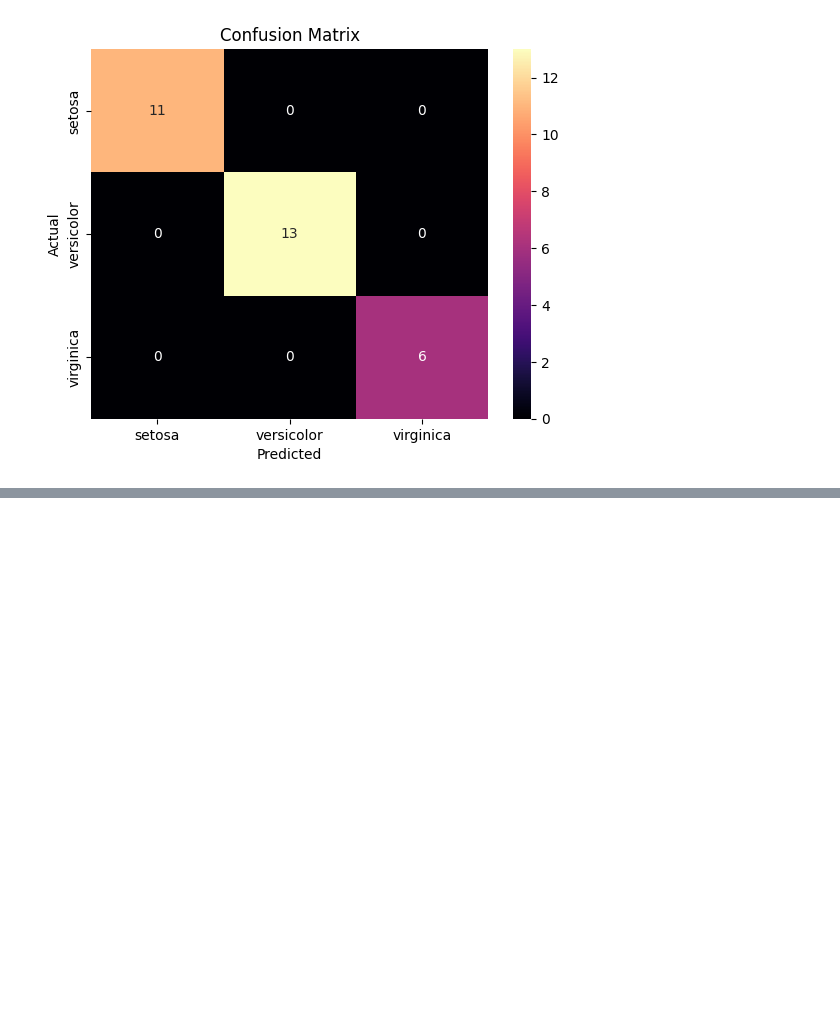
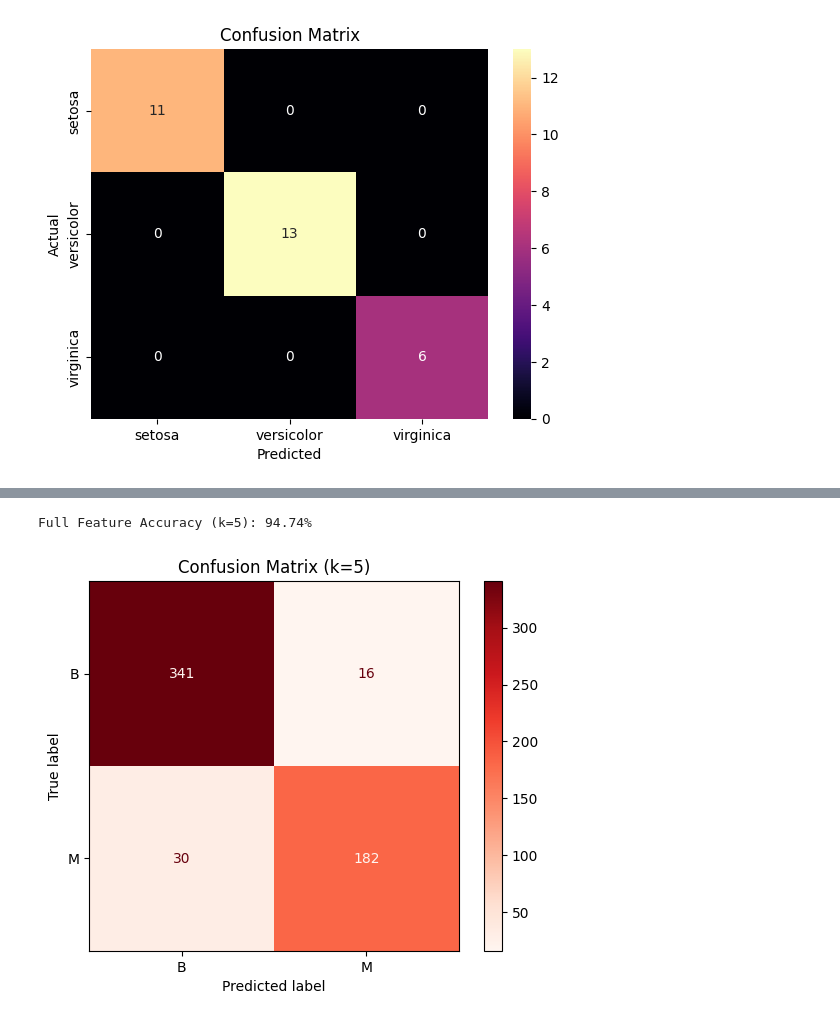
Before and after one commit to Shoodler/college-programming, a Jupyter notebook: Machine Learning/knn.ipynb, the cells around one changed output, grey strips where cells are left out. Saved outputs shown, nothing was run; the diff lists cells and outputs as text; code cells hidden in the pictures; blank space fills up the shorter version.

```diff
--- a/Machine Learning/knn.ipynb
+++ b/Machine Learning/knn.ipynb
@@ -247,0 +282,13 @@ np.float64(2.2146717149960633)
+# %%
+import pandas as pd
+import numpy as np
+import matplotlib.pyplot as plt
+import seaborn as sns
+
+if 'id' in df.columns:
+    df = df.drop(columns=['id'])
+
+X = df.drop(columns=['diagnosis'])
+y = df['diagnosis']
+
+display(X.describe(),y.describe(), y.value_counts(), X.columns) # Target is Categorical
@@ -247,0 +327,30 @@ np.float64(2.2146717149960633)
+# %%
+from sklearn.preprocessing import StandardScaler, LabelEncoder
+from sklearn.model_selection import train_test_split
+
+le = LabelEncoder()
+y_encoded = le.fit_transform(y)
+
+X_train, X_test, y_train, y_test = train_test_split(X, y_encoded, test_size=0.2, random_state=42)
+
+scaler = StandardScaler()
+X_train_scaled = scaler.fit_transform(X_train)
+X_test_scaled = scaler.transform(X_test)
+# %%
+from sklearn.neighbors import KNeighborsClassifier
+from sklearn.metrics import confusion_matrix, ConfusionMatrixDisplay, accuracy_score
+
+knn5 = KNeighborsClassifier(n_neighbors=5)
+knn5.fit(X_train_scaled, y_train)
+y_pred5 = knn5.predict(X_test_scaled)
+
+print(f"Full Feature Accuracy (k=5): {accuracy_score(y_test, y_pred5):.2%}")
+# %% [output]
+Full Feature Accuracy (k=5): 94.74%
+# %%
+disp = ConfusionMatrixDisplay(confusion_matrix=cm, display_labels=le.classes_)
+disp.plot(cmap='Reds')
+plt.title("Confusion Matrix (k=5)")
+plt.show()
+# %% [output]
+[figure, added]
```
Also changed, not shown: parts of 24 cells of this notebook.
